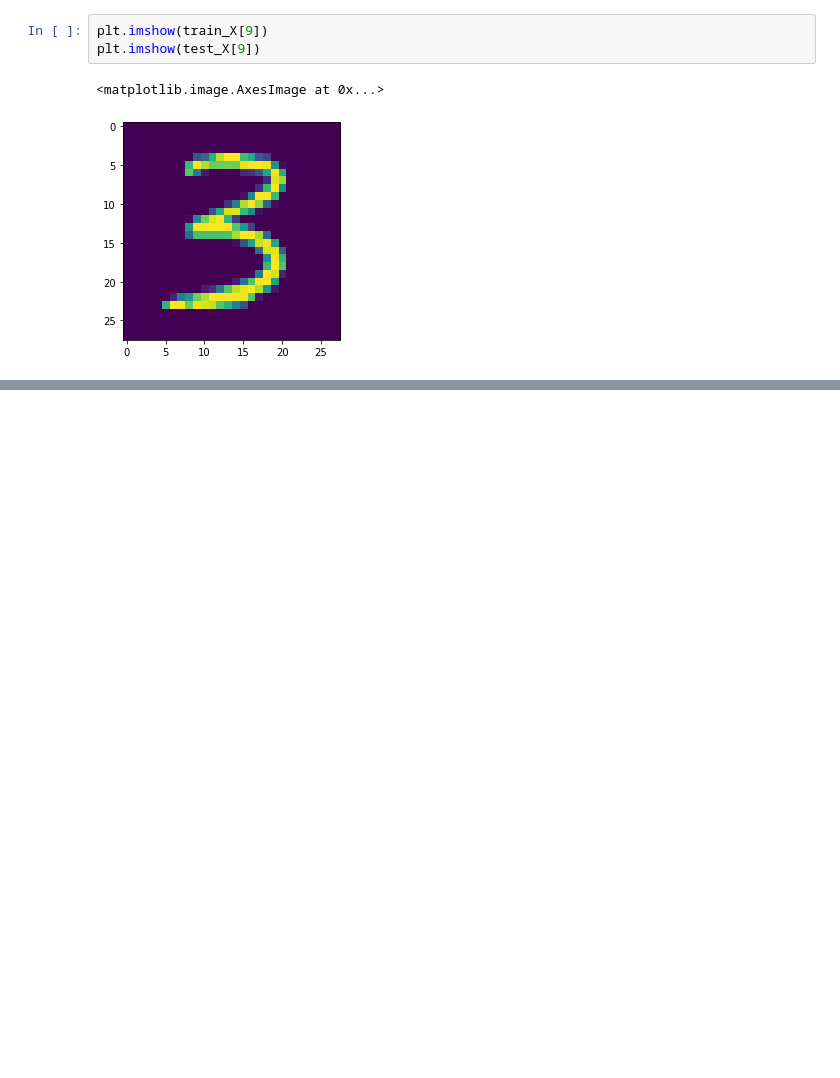
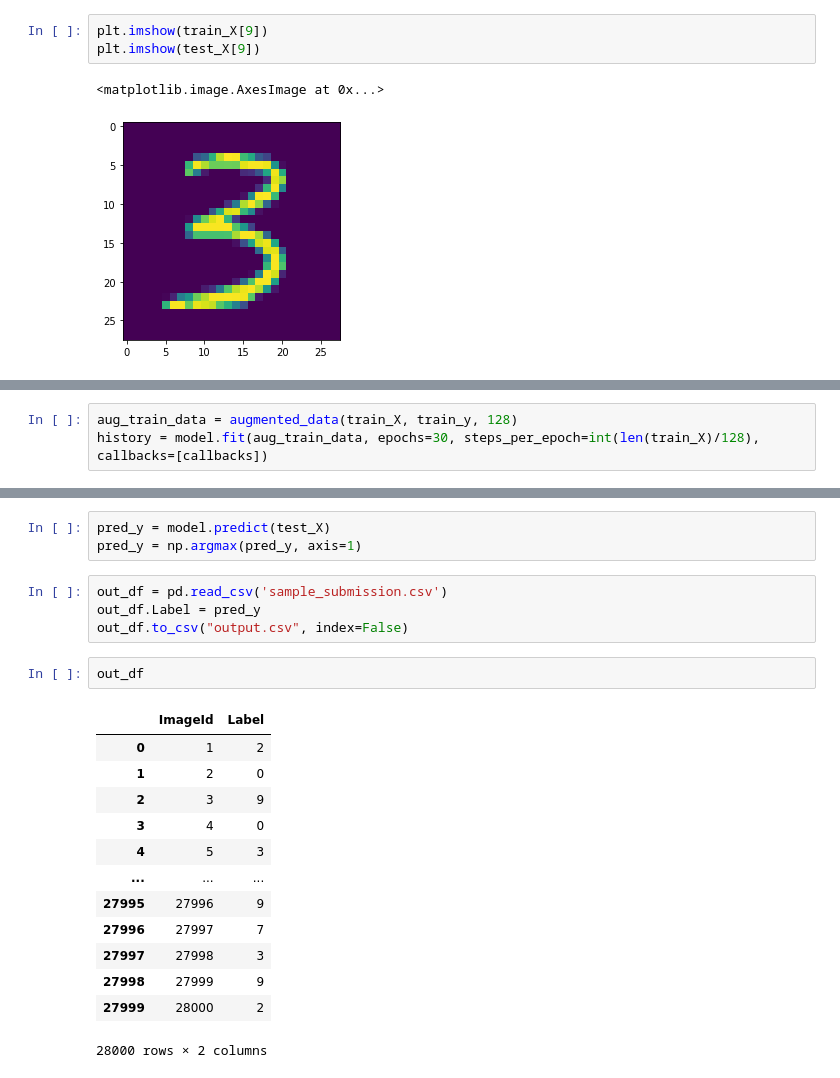
Before and after one commit to PDahal2871/DigitRecognizer, a Jupyter notebook: DigitRecognizer.ipynb, the cells around one changed output, grey strips where cells are left out. Saved outputs shown, nothing was run; the diff lists cells and outputs as text; blank space fills up the shorter version.

```diff
--- a/DigitRecognizer.ipynb
+++ b/DigitRecognizer.ipynb
@@ -82,0 +153,3 @@ MemoryError: Unable to allocate 754. MiB for an array with shape (42000, 28, 84)
+# %%
+aug_train_data = augmented_data(train_X, train_y, 128)
+history = model.fit(aug_train_data, epochs=30, steps_per_epoch=int(len(train_X)/128), callbacks=[callbacks])
@@ -82,0 +174,23 @@ MemoryError: Unable to allocate 754. MiB for an array with shape (42000, 28, 84)
+# %%
+pred_y = model.predict(test_X)
+pred_y = np.argmax(pred_y, axis=1)
+# %%
+out_df = pd.read_csv('sample_submission.csv')
+out_df.Label = pred_y
+out_df.to_csv("output.csv", index=False)
+# %%
+out_df
+# %% [output]
+|  | ImageId | Label |
+| 0 | 1 | 2 |
+| 1 | 2 | 0 |
+| 2 | 3 | 9 |
+| 3 | 4 | 0 |
+| 4 | 5 | 3 |
+| ... | ... | ... |
+| 27995 | 27996 | 9 |
+| 27996 | 27997 | 7 |
+| 27997 | 27998 | 3 |
+| 27998 | 27999 | 9 |
+| 27999 | 28000 | 2 |
+28000 rows × 2 columns
```
Also changed, not shown: parts of 19 cells of this notebook.
